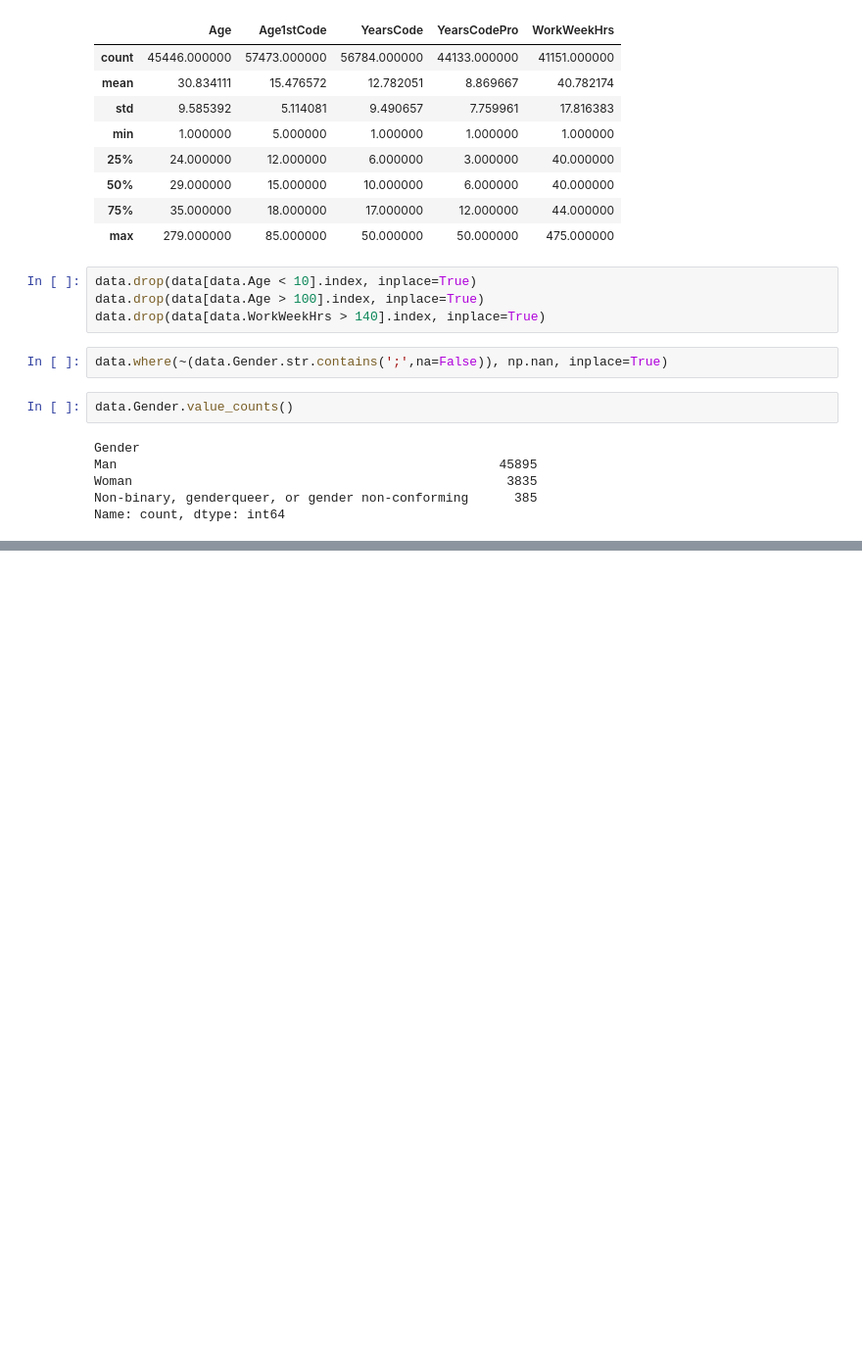
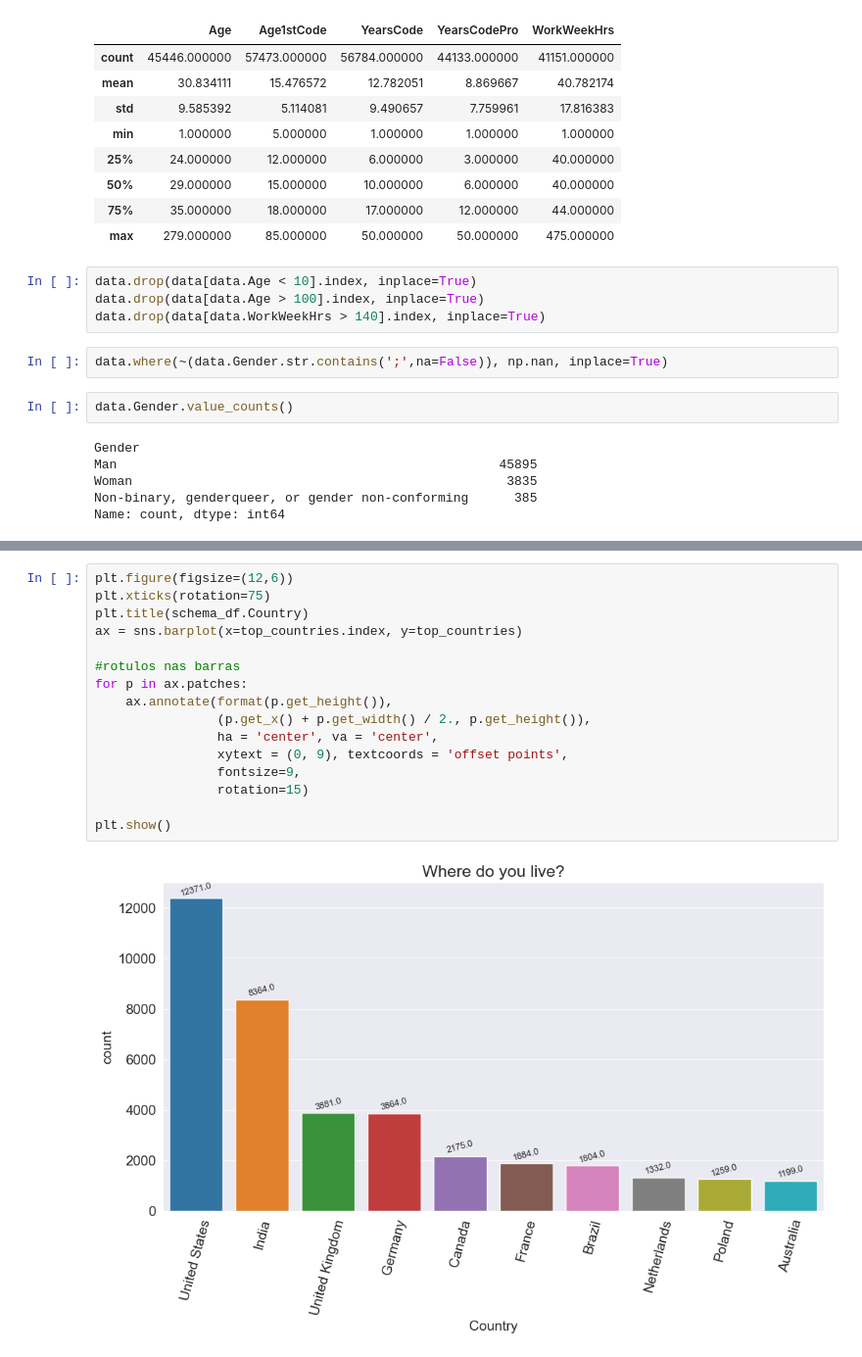
Before and after one commit to felipeyounan/stack-overflow-developer-survey-2020, a Jupyter notebook: main.ipynb, the cells around one changed output, grey strips where cells are left out. Shown at 98% size. Drawn from its saved outputs; the diff is of its cells as text; blank space fills up the shorter version.

```diff
--- a/main.ipynb
+++ b/main.ipynb
@@ -159,0 +191,18 @@ data['WorkWeekHrs'] = data['WorkWeekHrs'].astype(int)
+# %%
+plt.figure(figsize=(12,6))
+plt.xticks(rotation=75)
+plt.title(schema_df.Country)
+ax = sns.barplot(x=top_countries.index, y=top_countries)
+
+#rotulos nas barras
+for p in ax.patches:
+    ax.annotate(format(p.get_height()),
+                (p.get_x() + p.get_width() / 2., p.get_height()),
+                ha = 'center', va = 'center',
+                xytext = (0, 9), textcoords = 'offset points',
+                fontsize=9,
+                rotation=15)
+
+plt.show()
+# %% [output]
+[figure, added]
```
Also changed, not shown: parts of 12 cells of this notebook.
